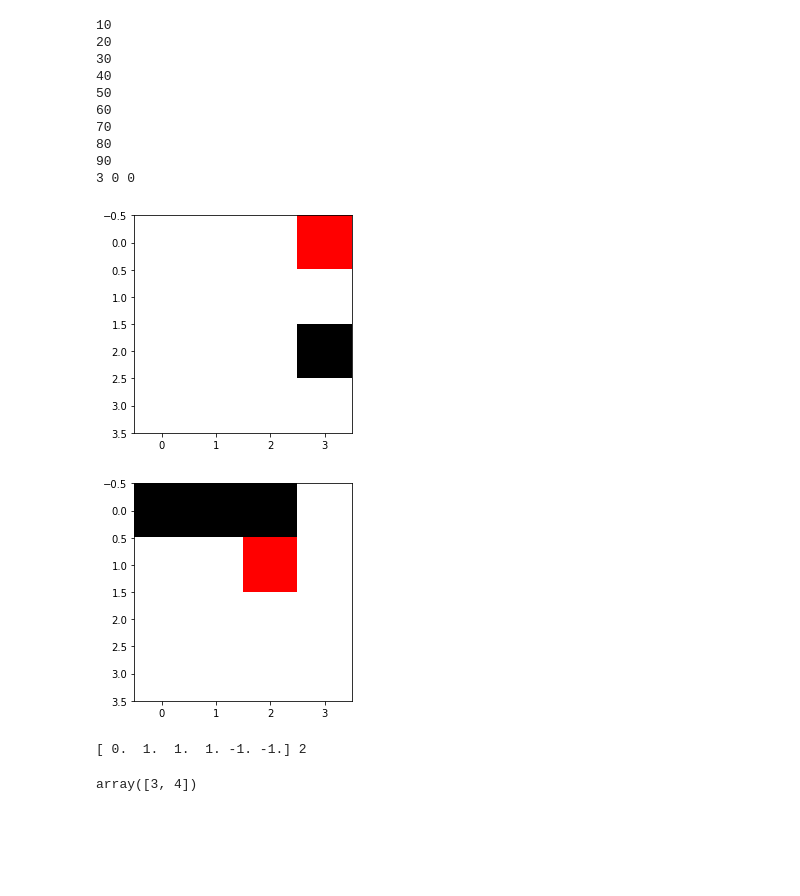
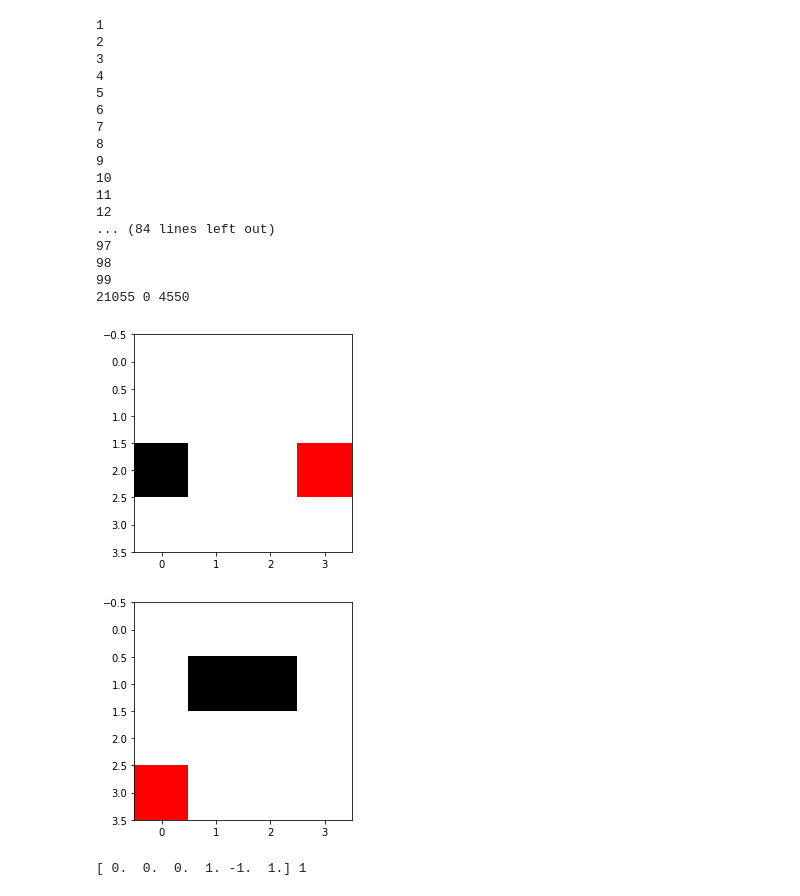
Before and after one commit to ralhadeff/basic-machine-learning, a Jupyter notebook: QLearning/snake.ipynb, the cells around one changed output. Cells and saved outputs as stored; diff of their text form; code cells hidden in the pictures; blank space fills up the shorter version.

```diff
--- a/QLearning/snake.ipynb
+++ b/QLearning/snake.ipynb
@@ -217,9 +220,7 @@ print(g.deaths,g.score,g.total)
 # %%
-grid = 4
-s_size = 1
-steps = 10
+steps = 100000
 
-brain = Qlearn([6,16,4],10000,0.9,1,100)
+brain = Qlearn([6,16,4],100000,0.9,1,100)
 
 g = Game(grid, s_size)
 g.reset()
@@ -242,17 +243,24 @@ print(g.deaths,g.score,g.total)
 plt.imshow(g.board)
 plt.show()
 # %% [output]
+1
+2
+3
+4
+5
+6
+7
+8
+9
 10
-20
-30
-40
-50
-60
-70
-80
-90
-3 0 0
+11
+12
+... (84 lines left out)
+97
+98
+99
+21055 0 4550
-[figure, old version]
+[figure, new version]
 # %%
 # 11075 0 1062 - first
 # ~11000 ~1500 - second
@@ -259,23 +268,19 @@ plt.show()
 # %%
 state = g.get_state()
 if (reward==-1):
     d = brain.terminal_update(reward,state)
 else:
     d = brain.update(reward,state)
-g.snake.d = 3
+g.snake.d = d
 reward = g.iterate()
 g.draw()
 plt.imshow(g.board)
 plt.show()
 g.new_apple
 print(g.get_state(),d)
 # %% [output]
-[figure, old version]
+[figure, new version]
-[ 0.  1.  1.  1. -1. -1.] 2
+[ 0.  0.  0.  1. -1.  1.] 1
-# %%
-g.apple
-# %% [output]
-array([3, 4])
 # %%
 s = [[0,0,0,0,1,1],[1,0,0,0,1,1],[0,1,0,0,1,1],[0,0,1,0,1,1],[0,0,0,1,1,1],[1,1,0,0,1,1],[1,0,1,0,1,1],[1,0,0,1,1,1]]
 s = torch.Tensor(s)
```
Also changed, not shown: parts of 9 cells of this notebook.
